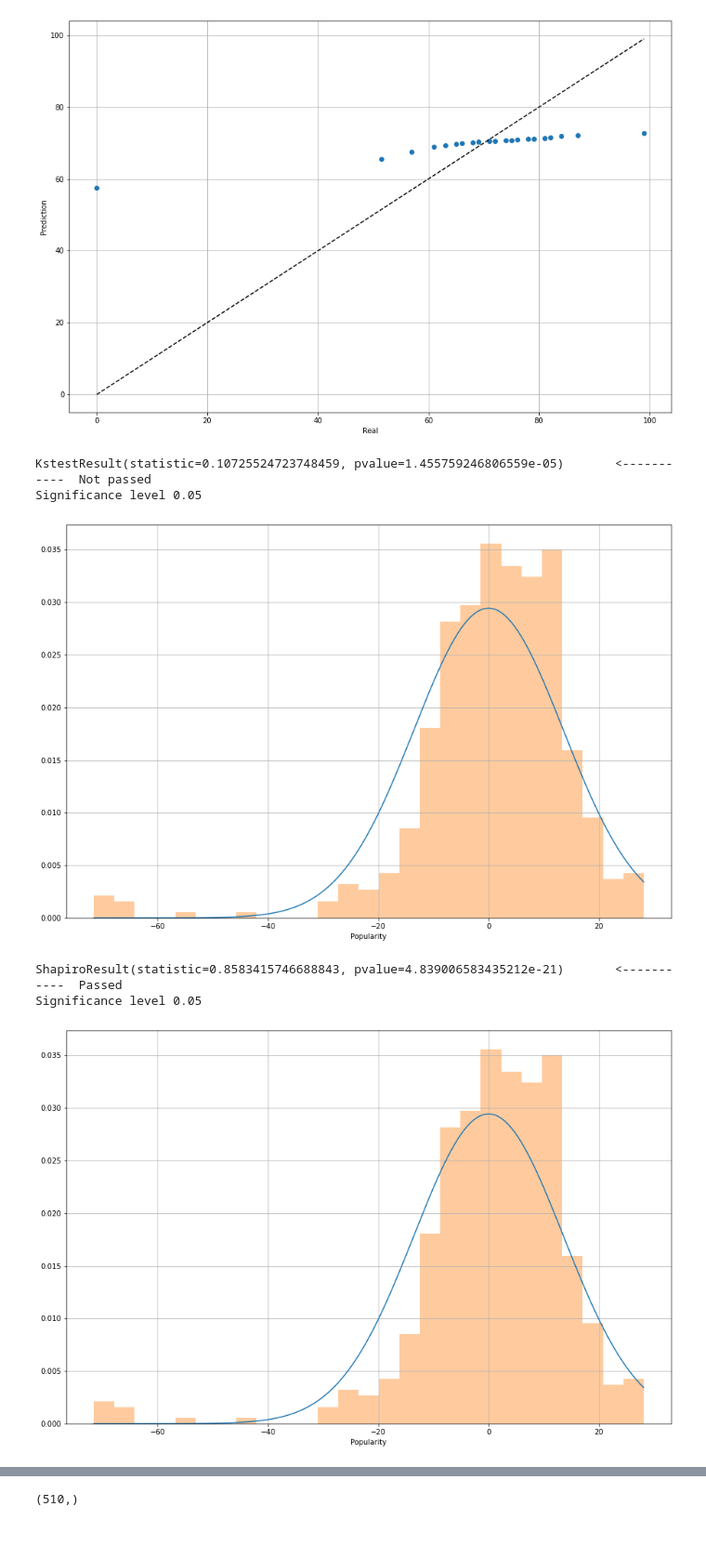
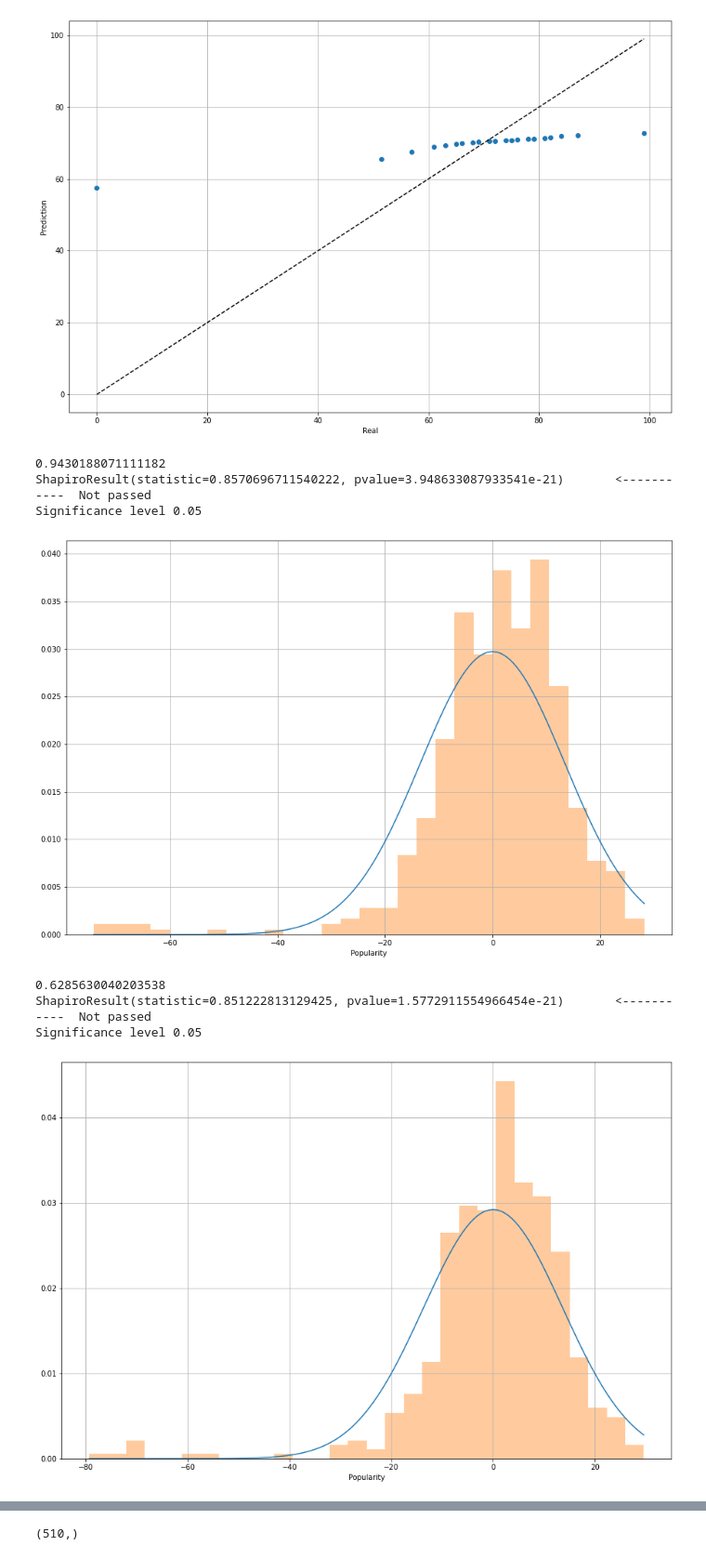
Before and after one commit to eegoro/Methods-and-models-for-multivariate-data-analysis, a Jupyter notebook: lab2.ipynb, the cells around one changed output, grey strips where cells are left out. Shown at 93% size. Cells and saved outputs as stored; diff of their text form; code cells hidden in the pictures; blank space fills up the shorter version.

```diff
--- a/lab2.ipynb
+++ b/lab2.ipynb
@@ -328,6 +370,4 @@ from sklearn.preprocessing import MinMaxScaler, StandardScaler
 from sklearn.model_selection import train_test_split
 import math
 import pylab
-# %%
-subdata = subdata.drop(columns='Chord')
 # %%
@@ -341,7 +381,8 @@ plt.savefig(fname = "./4.png", dpi=300, facecolor='w', edgecolor='w', color='cor
 [figure]
 # %%
 y = subdata['Popularity']
-X = subdata.drop(columns=['Popularity','Danceability','Energy','Loudness'])
+# X = subdata.drop(columns=['Popularity','Danceability','Energy','Loudness'])
+X = subdata.drop(columns=['Popularity','Chord'])
 
 X_train, X_test, y_train, y_test = train_test_split(X, y, test_size=0.33, random_state=2021)
 
@@ -441,6 +528,7 @@ from scipy.stats import kstest, cramervonmises, norm
 plt.figure(figsize=(15,10))
 # The distribution of residuals
 y_diff = y_test - y_pred
+print(y_diff.mean())
 
 params = (0.0, y_diff.std())
 x = np.linspace(y_diff.min(), y_diff.max(), len(y_pred))
@@ -452,8 +540,9 @@ sns.distplot(y_diff, kde=False, ax=ax, norm_hist=True)
 plt.grid(True)
 
 alpha = 0.05
-ks_res = kstest(y_diff, 'norm', params, N=100)
+ks_res = shapiro(y_diff)
 print(ks_res,'\t<----------- ', 'Passed' if ks_res.pvalue > alpha else 'Not passed')
+
 print(f'Significance level {alpha}')
 
 plt.savefig(fname = "./8.png", dpi=300, facecolor='w', edgecolor='w',
@@ -461,34 +550,37 @@ plt.savefig(fname = "./8.png", dpi=300, facecolor='w', edgecolor='w',
             transparent=False, bbox_inches=None, pad_inches=0.1,
             frameon=None, metadata=None)
 # %% [output]
-KstestResult(statistic=0.10725524723748459, pvalue=1.455759246806559e-05)       <-----------  Not passed
+0.9430188071111182
+ShapiroResult(statistic=0.8570696711540222, pvalue=3.948633087933541e-21)       <-----------  Not passed
 Significance level 0.05
-[figure, old version]
+[figure, new version]
 # %%
 from scipy.stats import kstest, cramervonmises, norm, shapiro
 plt.figure(figsize=(15,10))
 # The distribution of residuals
-y_diff = y_test - y_pred
+y_diff = y_test - y_pred_poly
+print(y_diff.mean())
 
 params = (0.0, y_diff.std())
 x = np.linspace(y_diff.min(), y_diff.max(), len(y_pred))
 vals = norm.pdf(x,*params)
 
 plt.plot(x,vals)
 ax = plt.gca()
 sns.distplot(y_diff, kde=False, ax=ax, norm_hist=True)
 plt.grid(True)
 
 alpha = 0.05
 ks_res = shapiro(y_diff)
-print(ks_res,'\t<----------- ', 'Passed' if ks_res.pvalue < alpha else 'Not passed')
+print(ks_res,'\t<----------- ', 'Passed' if ks_res.pvalue > alpha else 'Not passed')
 print(f'Significance level {alpha}')
 
 plt.savefig(fname = "./8.png", dpi=300, facecolor='w', edgecolor='w',
             orientation='portrait', papertype=None, format=None,
             transparent=False, bbox_inches=None, pad_inches=0.1,
             frameon=None, metadata=None)
 # %% [output]
-ShapiroResult(statistic=0.8583415746688843, pvalue=4.839006583435212e-21)       <-----------  Passed
+0.6285630040203538
+ShapiroResult(statistic=0.851222813129425, pvalue=1.5772911554966454e-21)       <-----------  Not passed
 Significance level 0.05
-[figure, old version]
+[figure, new version]
```
Also changed, not shown: parts of 30 cells of this notebook.
